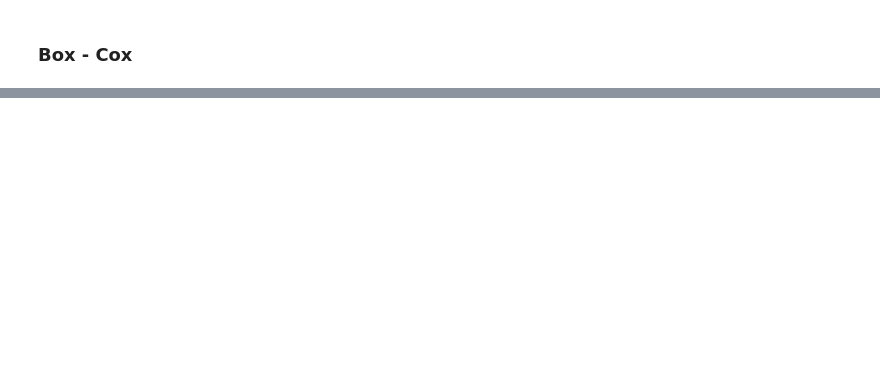
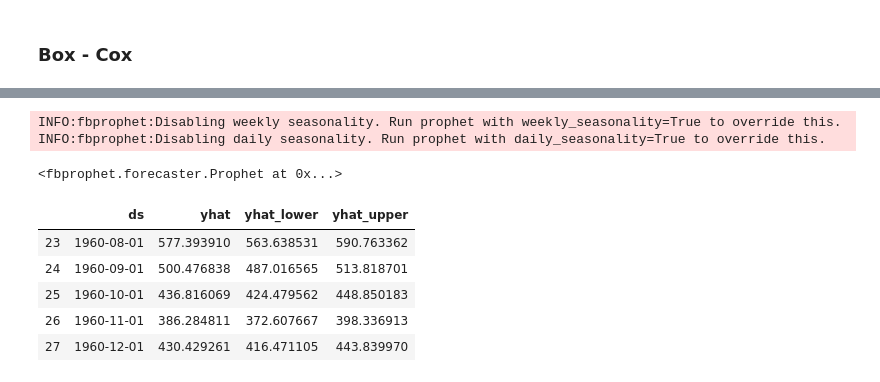
Before and after one commit to figelion/TS_AirPassengers, a Jupyter notebook: TS_AirPassengers.ipynb, the cells around one changed output, grey strips where cells are left out. Cells and saved outputs as stored; diff of their text form; code cells hidden in the pictures; blank space fills up the shorter version.

```diff
--- a/TS_AirPassengers.ipynb
+++ b/TS_AirPassengers.ipynb
@@ -176,0 +334,8 @@ Lambda: 0.14802265137037945
+# %%
+model = Prophet(seasonality_mode='multiplicative')
+model.fit(df_proh_train)
+#future = model.make_future_dataframe(periods=28, freq='M')
+# %% [output]
+INFO:fbprophet:Disabling weekly seasonality. Run prophet with weekly_seasonality=True to override this.
+INFO:fbprophet:Disabling daily seasonality. Run prophet with daily_seasonality=True to override this.
+<fbprophet.forecaster.Prophet at 0x...>
@@ -176,0 +344,9 @@ Lambda: 0.14802265137037945
+# %%
+forecast[['ds', 'yhat', 'yhat_lower', 'yhat_upper']].tail()
+# %% [output]
+|  | ds | yhat | yhat_lower | yhat_upper |
+| 23 | 1960-08-01 | 577.393910 | 563.638531 | 590.763362 |
+| 24 | 1960-09-01 | 500.476838 | 487.016565 | 513.818701 |
+| 25 | 1960-10-01 | 436.816069 | 424.479562 | 448.850183 |
+| 26 | 1960-11-01 | 386.284811 | 372.607667 | 398.336913 |
+| 27 | 1960-12-01 | 430.429261 | 416.471105 | 443.839970 |
```
Also changed, not shown: parts of 22 cells of this notebook.
